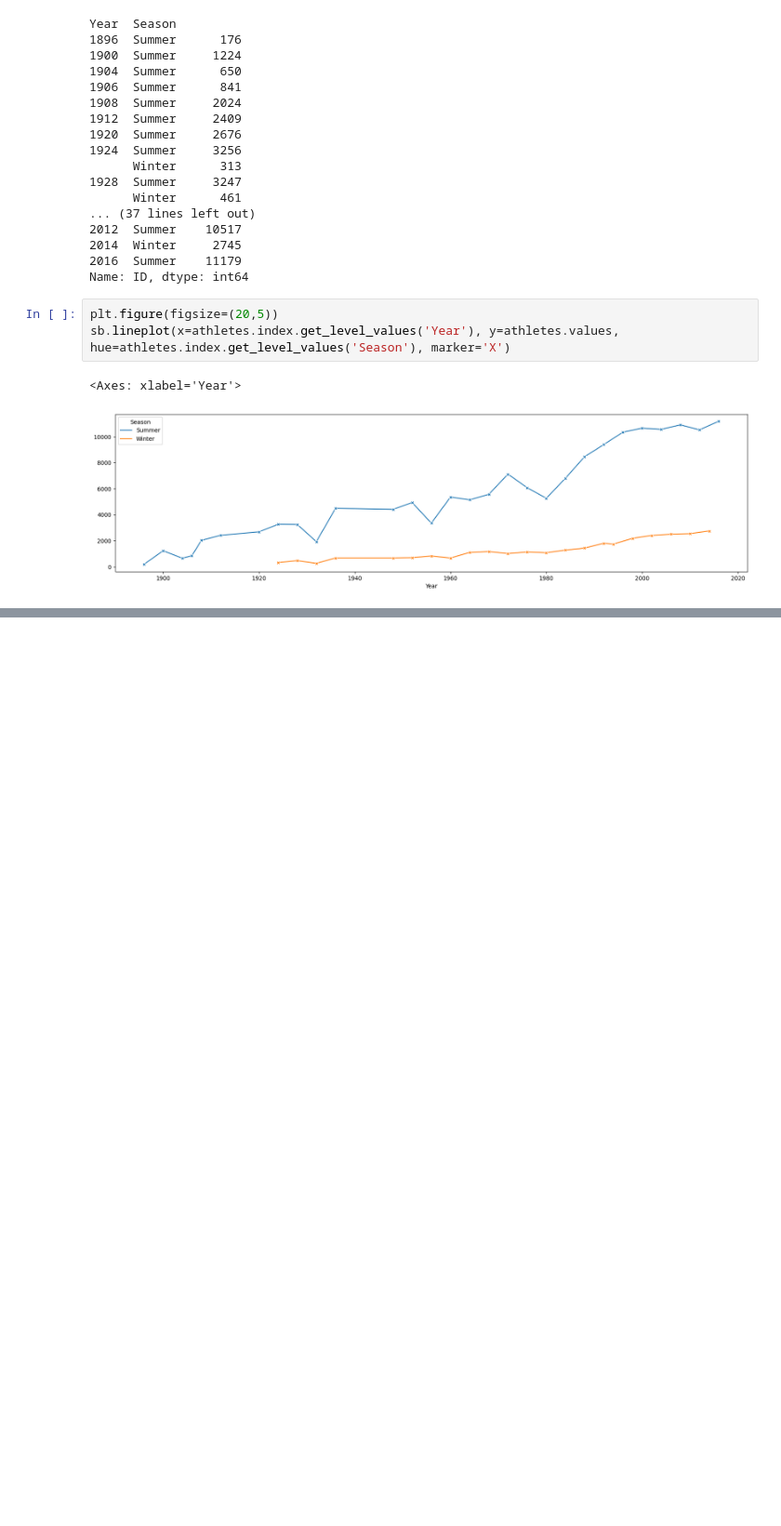
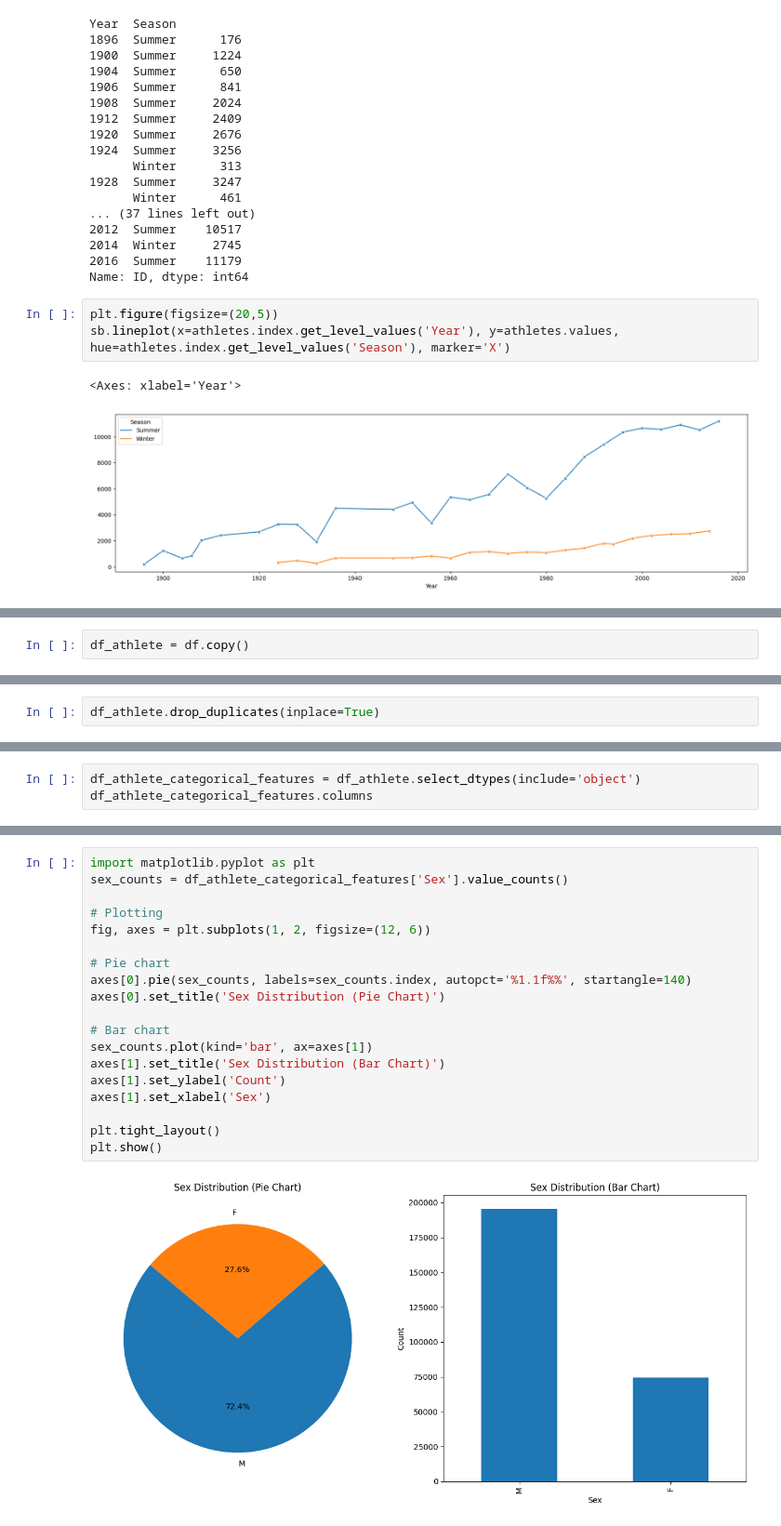
Before and after one commit to ibrahembero/SHAI_Assignments, a Jupyter notebook: Data_Analysis_of_Olympic_Solution.ipynb, the cells around one changed output, grey strips where cells are left out. Shown: that part at 93% size. Drawn from its saved outputs; the diff is of its cells as text; blank space fills up the shorter version.

```diff
--- a/Data_Analysis_of_Olympic_Solution.ipynb
+++ b/Data_Analysis_of_Olympic_Solution.ipynb
@@ -292,0 +297,2 @@ sb.lineplot(x=athletes.index.get_level_values('Year'), y=athletes.values, hue=at
+# %%
+df_athlete = df.copy()
@@ -292,0 +349,2 @@ sb.lineplot(x=athletes.index.get_level_values('Year'), y=athletes.values, hue=at
+# %%
+df_athlete.drop_duplicates(inplace=True)
@@ -292,0 +400,3 @@ sb.lineplot(x=athletes.index.get_level_values('Year'), y=athletes.values, hue=at
+# %%
+df_athlete_categorical_features = df_athlete.select_dtypes(include='object')
+df_athlete_categorical_features.columns
@@ -292,0 +427,21 @@ sb.lineplot(x=athletes.index.get_level_values('Year'), y=athletes.values, hue=at
+# %%
+import matplotlib.pyplot as plt
+sex_counts = df_athlete_categorical_features['Sex'].value_counts()
+
+# Plotting
+fig, axes = plt.subplots(1, 2, figsize=(12, 6))
+
+# Pie chart
+axes[0].pie(sex_counts, labels=sex_counts.index, autopct='%1.1f%%', startangle=140)
+axes[0].set_title('Sex Distribution (Pie Chart)')
+
+# Bar chart
+sex_counts.plot(kind='bar', ax=axes[1])
+axes[1].set_title('Sex Distribution (Bar Chart)')
+axes[1].set_ylabel('Count')
+axes[1].set_xlabel('Sex')
+
+plt.tight_layout()
+plt.show()
+# %% [output]
+[figure, added]
```
Also changed, not shown: parts of 32 cells of this notebook.
